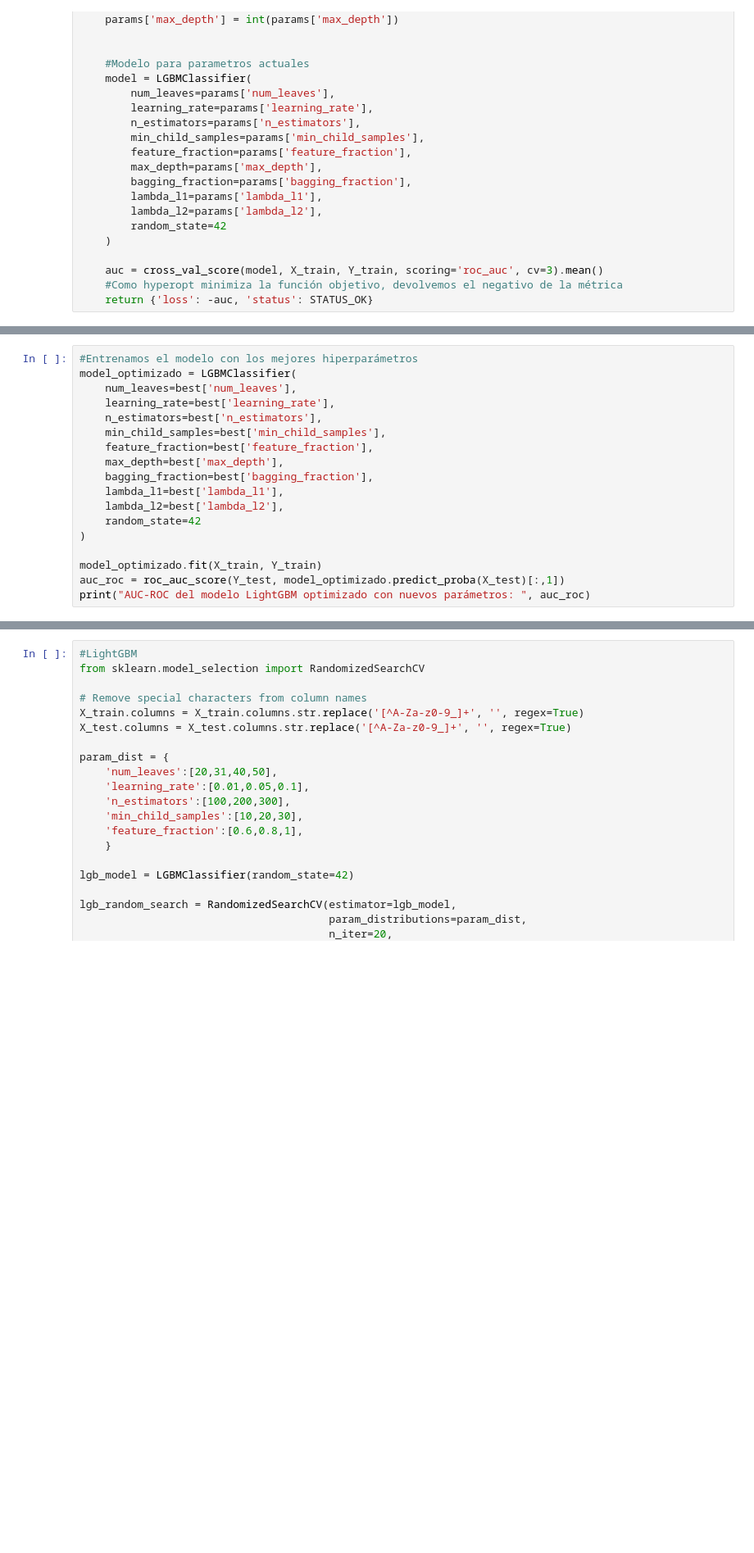
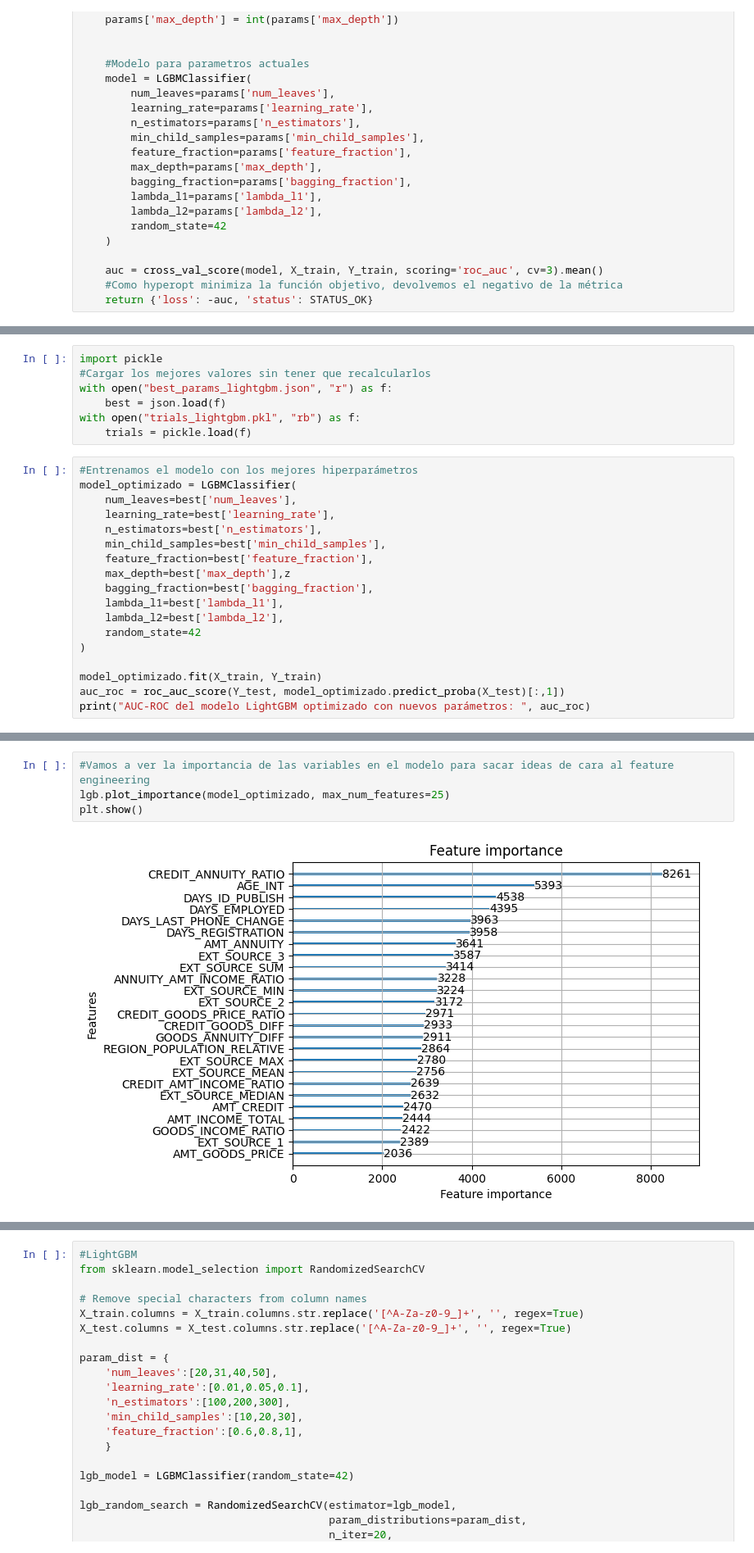
Before and after one commit to Yerrincar/TFG-Home-Credit-Default-Risk, a Jupyter notebook: JUPYTER_NOTEBOOKS/HOME_CREDIT_ML.ipynb, the cells around one changed output, grey strips where cells are left out. Shown at 82% size. Drawn from its saved outputs; the diff is of its cells as text; blank space fills up the shorter version.

```diff
--- a/JUPYTER_NOTEBOOKS/HOME_CREDIT_ML.ipynb
+++ b/JUPYTER_NOTEBOOKS/HOME_CREDIT_ML.ipynb
@@ -443,6 +450,13 @@ And if memory is not enough, you can set `force_col_wise=true`.
 You can set `force_col_wise=true` to remove the overhead.
 [LightGBM] [Info] Total Bins 15039
 [LightGBM] [Info] Number of data points in
+# %%
+import pickle
+#Cargar los mejores valores sin tener que recalcularlos
+with open("best_params_lightgbm.json", "r") as f:
+    best = json.load(f)
+with open("trials_lightgbm.pkl", "rb") as f:
+    trials = pickle.load(f)
 # %%
 #Entrenamos el modelo con los mejores hiperparámetros
 model_optimizado = LGBMClassifier(
@@ -451,7 +465,7 @@ model_optimizado = LGBMClassifier(
     n_estimators=best['n_estimators'],
     min_child_samples=best['min_child_samples'],
     feature_fraction=best['feature_fraction'],
-    max_depth=best['max_depth'],
+    max_depth=best['max_depth'],z
     bagging_fraction=best['bagging_fraction'],
     lambda_l1=best['lambda_l1'],
     lambda_l2=best['lambda_l2'],
@@ -479,3 +493,9 @@ You can set `force_col_wise=true` to remove the overhead.
 [LightGBM] [Warning] lambda_l2 is set=0.10987633283769352, reg_lambda=0.0 will be ignored. Current value: lambda_l2=0.10987633283769352
 [LightGBM] [Warning] bagging_fraction is set=0.9064040676268638, subsample=1.0 will be ignored. Current value: bagging_fraction=0.9064040676268638
 AUC-ROC del modelo LightGBM optimizado con nuevos parámetros:  0.7700592619675601
+# %%
+#Vamos a ver la importancia de las variables en el modelo para sacar ideas de cara al feature engineering
+lgb.plot_importance(model_optimizado, max_num_features=25)
+plt.show()
+# %% [output]
+[figure, added]
```
Also changed, not shown: parts of 6 cells of this notebook, 2 other files.
